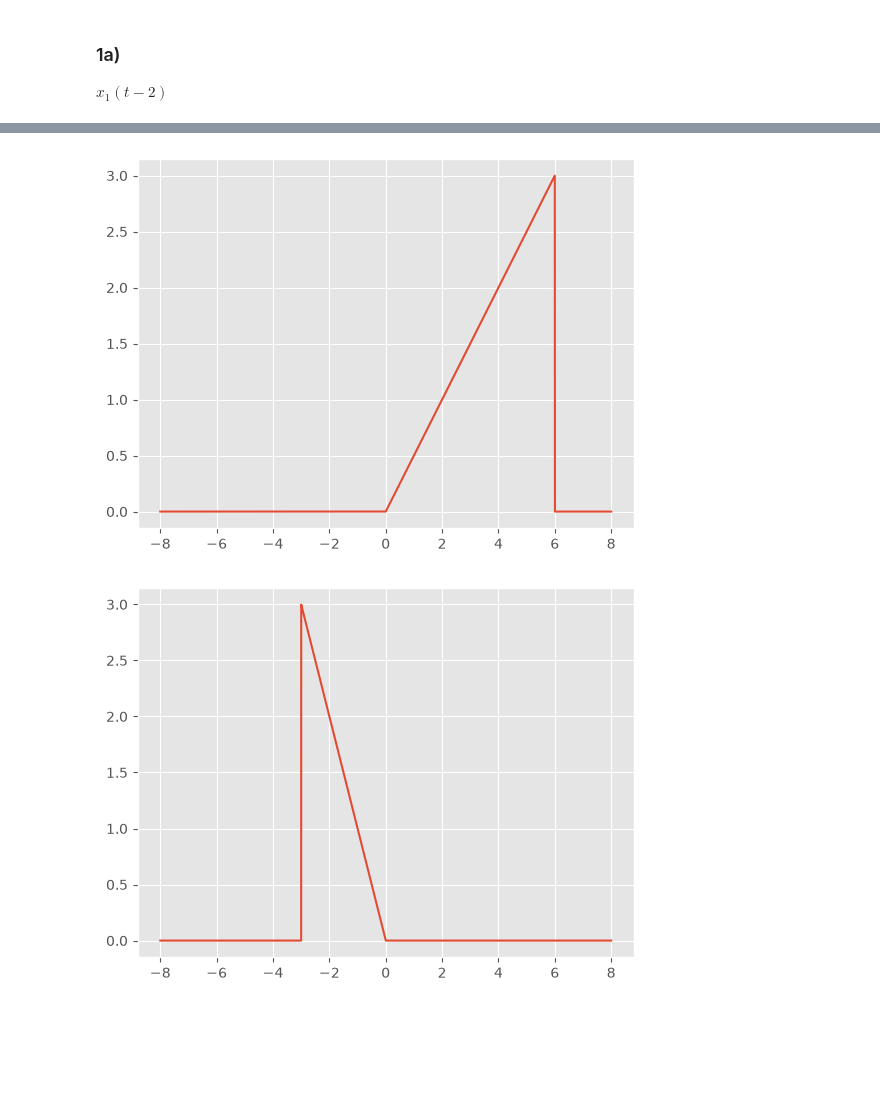
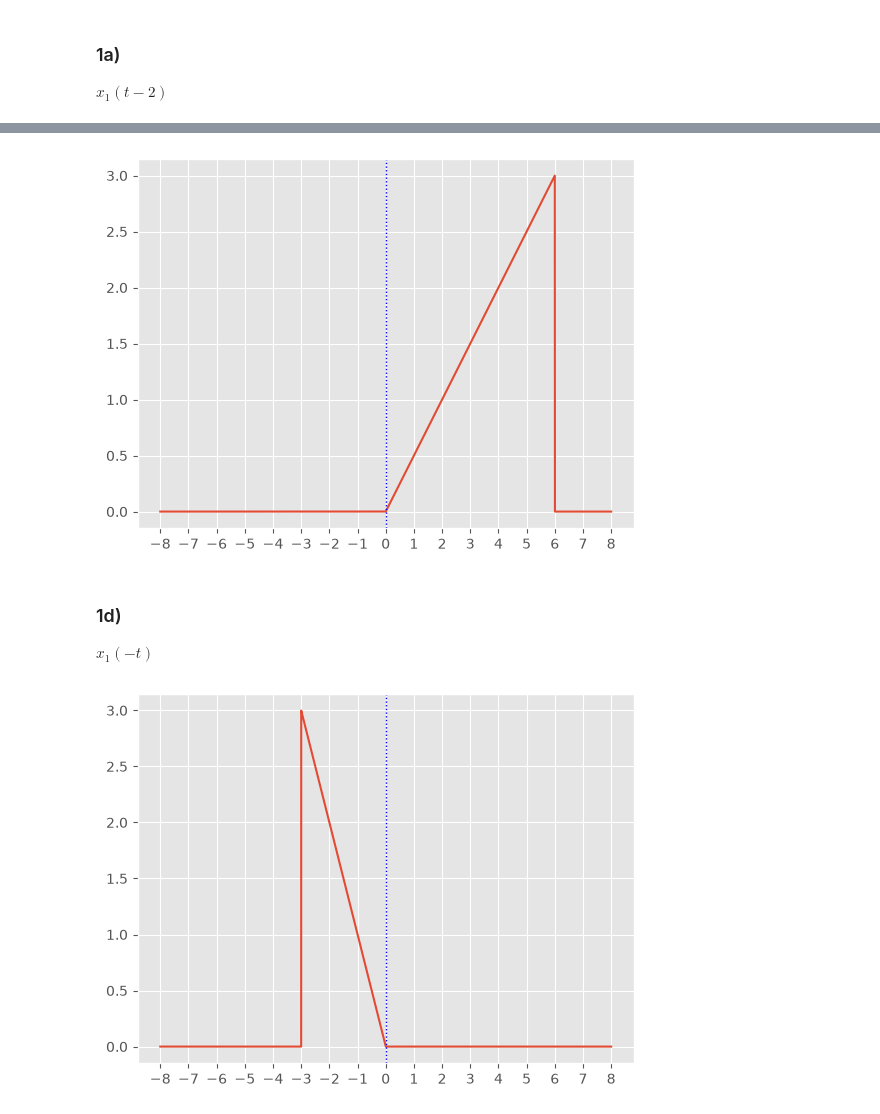
Before and after one commit to ilavaggi/SyS-2026, a Jupyter notebook: TP1.ipynb, the cells around one changed output, grey strips where cells are left out. Cells and saved outputs as stored; diff of their text form; code cells hidden in the pictures; blank space fills up the shorter version.

```diff
--- a/TP1.ipynb
+++ b/TP1.ipynb
@@ -62,12 +76,21 @@ plt.show()
 # %%
 x1t = x1(t/2)
+
 plt.plot(t,x1t)
+plt.xticks(range(-8,9))
+plt.axvline(0, color="blue", linewidth=1, linestyle=":")
 plt.show()
 # %% [output]
-[figure, old version]
+[figure, new version]
+# %% [markdown]
+### 1d)
+$x_1(-t)$
 # %%
 x1t = x1(-t)
+
 plt.plot(t,x1t)
+plt.xticks(range(-8,9))
+plt.axvline(0, color="blue", linewidth=1, linestyle=":")
 plt.show()
 # %% [output]
-[figure, old version]
+[figure, new version]
```
Also changed, not shown: parts of 11 cells of this notebook.
